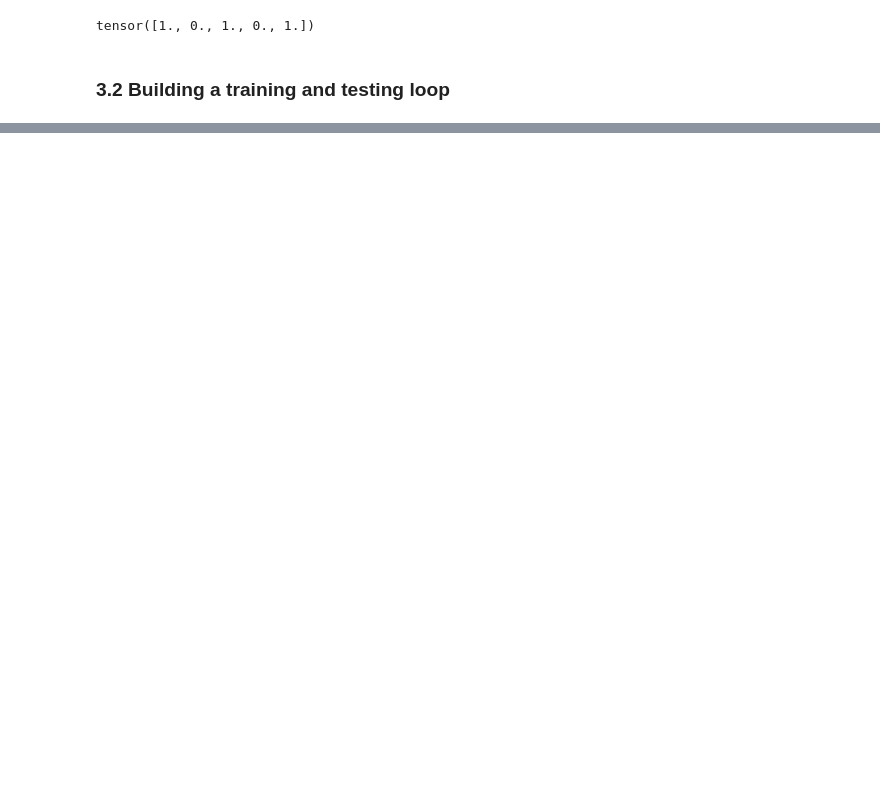
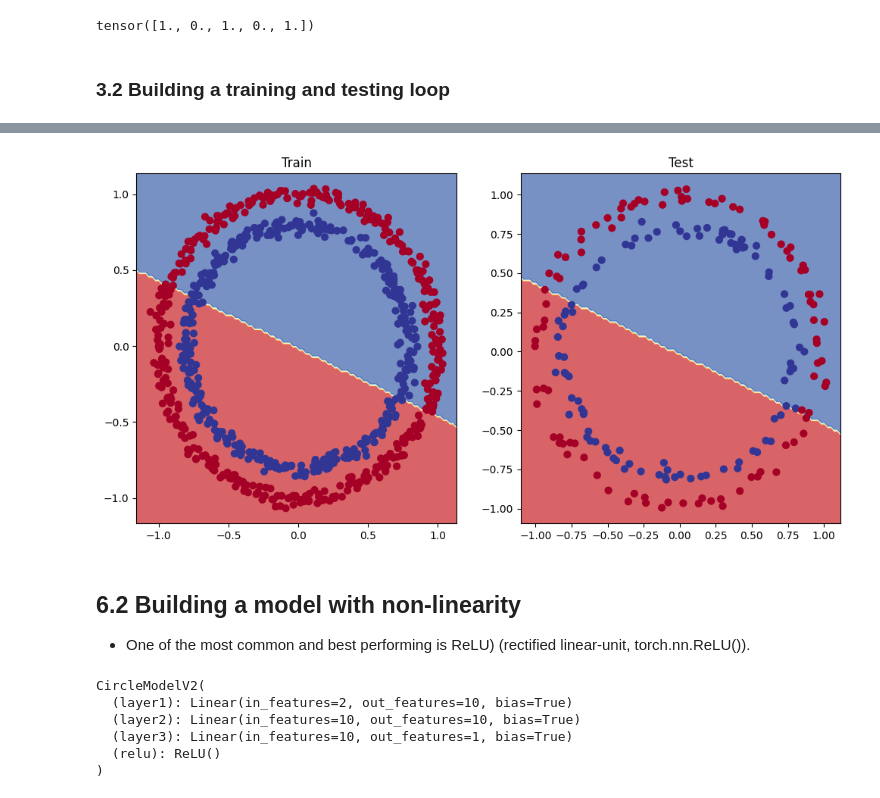
Before and after one commit to khongconlaudau/Pytorch_Deep_Learn, a Jupyter notebook: 02_NN_Classification.ipynb, the cells around one changed output, grey strips where cells are left out. Cells and saved outputs as stored; diff of their text form; code cells hidden in the pictures; blank space fills up the shorter version.

```diff
--- a/02_NN_Classification.ipynb
+++ b/02_NN_Classification.ipynb
@@ -277,0 +333,33 @@ Epoch: 90 | Loss: 0.69361, Accuracy: 49.12% | Test loss: 0.69238, Test acc: 51.0
+# %%
+torch.manual_seed(42)
+
+epochs = 1000
+
+# Put data to target device
+X_train, y_train = X_train.to(device), y_train.to(device)
+X_test, y_test = X_test.to(device), y_test.to(device)
+
+for epoch in range(epochs):
+    ### Training
+    y_logits = model1(X_train).squeeze()
+    y_preds = torch.round(torch.sigmoid(y_logits))
+
+    loss = loss_fn(y_logits, y_train)
+    acc = accuracy_fn(y_true=y_train,
+                     y_pred=y_preds)
+
+    loss.backward()
+    optimizer.step()
+    optimizer.zero_grad()
+
+    ### Testing
+    model1.eval()
+    with torch.inference_mode():
+        test_logits = model1(X_test).squeeze()
+        test_preds = torch.round(torch.sigmoid(test_logits))
+
+        test_loss = loss_fn(test_logits, y_test)
+        test_acc = accuracy_fn(y_true=y_test,
+                              y_pred=test_preds)
+        if epoch % 100 == 0:
+            print(f"Epoch: {epoch} | Loss: {loss:.5f}, Accuracy: {acc:.2f}% | Test loss: {test_loss:.5f}, Test acc: {test_acc:.2f}%")
@@ -277,0 +377,41 @@ Epoch: 90 | Loss: 0.69361, Accuracy: 49.12% | Test loss: 0.69238, Test acc: 51.0
+# %%
+# Visualize
+plt.figure(figsize=(12, 6))
+plt.subplot(1, 2, 1)
+plt.title("Train")
+plot_decision_boundary(model1, X_train, y_train)
+
+plt.subplot(1, 2, 2)
+plt.title("Test")
+plot_decision_boundary(model1, X_test, y_test)
+# %% [output]
+[figure, added]
+# %% [markdown]
+## 6.2 Building a model with non-linearity
+
+- One of the most common and best performing is ReLU) (rectified linear-unit, torch.nn.ReLU()).
+# %%
+# Build model with non-linear activation function
+from torch import nn
+class CircleModelV2(nn.Module):
+    def __init__(self):
+        super().__init__()
+        self.layer1 = nn.Linear(in_features=2, out_features=10)
+        self.layer2 = nn.Linear(in_features=10, out_features=10)
+        self.layer3 = nn.Linear(in_features=10, out_features=1)
+        self.relu = nn.ReLU()
+        # Can also put sigmoid in the model
+        # This would mean you don't need to use it on the predictions
+        # self.sigmoid = nn.Sigmoid()
+
+    def forward(self, x):
+        return self.layer3(self.relu(self.layer2(self.relu(self.layer1(x)))))
+model3 = CircleModelV2().to(device)
+model3
+# %% [output]
+CircleModelV2(
+  (layer1): Linear(in_features=2, out_features=10, bias=True)
+  (layer2): Linear(in_features=10, out_features=10, bias=True)
+  (layer3): Linear(in_features=10, out_features=1, bias=True)
+  (relu): ReLU()
+)
```
Also changed, not shown: parts of 39 cells of this notebook.
